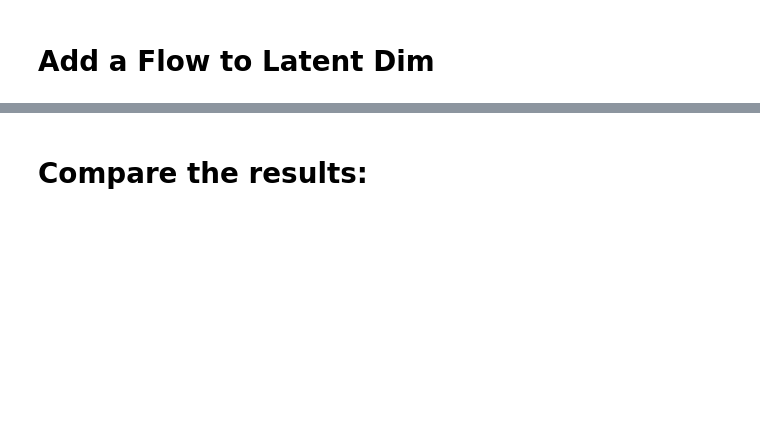
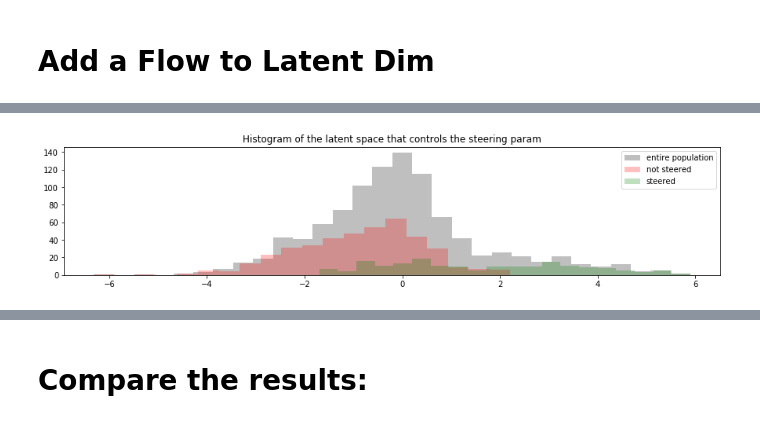
Before and after one commit to NickHoernle/incentive_design, a Jupyter notebook: notebooks/evaluate_probability_models_2019-12.ipynb, the cells around one changed output, grey strips where cells are left out. Drawn from its saved outputs; the diff is of its cells as text; code cells hidden in the pictures; blank space fills up the shorter version.

```diff
--- a/notebooks/evaluate_probability_models_2019-12.ipynb
+++ b/notebooks/evaluate_probability_models_2019-12.ipynb
@@ -420,10 +472,12 @@ ladent_dim = test(model, loss_fn, get_latent_par=[19])
 # %%
 w = model.steer_weight[0].detach().numpy()
 
 plt.figure(figsize=(15,3))
-plt.hist(w*ladent_dim[19], label='entire population', bins=50, alpha=.5, color='grey')
-plt.hist(w*ladent_dim['not_steered'], label='not steered', alpha=.25, color='red', bins=30)
-plt.hist(w*ladent_dim['steered'], label='steered', alpha=.25, color='green', bins=30)
+plt.hist(w*ladent_dim[19], label='entire population', bins=30, alpha=.5, color='grey')
+plt.hist(w*ladent_dim['not_steered'], label='not steered', alpha=.25, color='red', bins=20)
+plt.hist(w*ladent_dim['steered'], label='steered', alpha=.25, color='green', bins=20)
 plt.legend(loc='best')
 plt.title('Histogram of the latent space that controls the steering param')
 plt.show()
+# %% [output]
+[figure, added]
```
Also changed, not shown: parts of 25 cells of this notebook, 3 other files.
